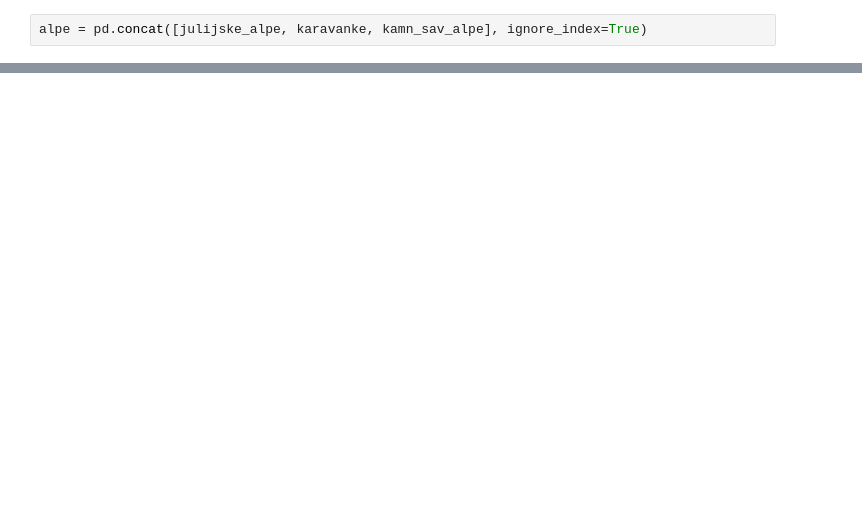
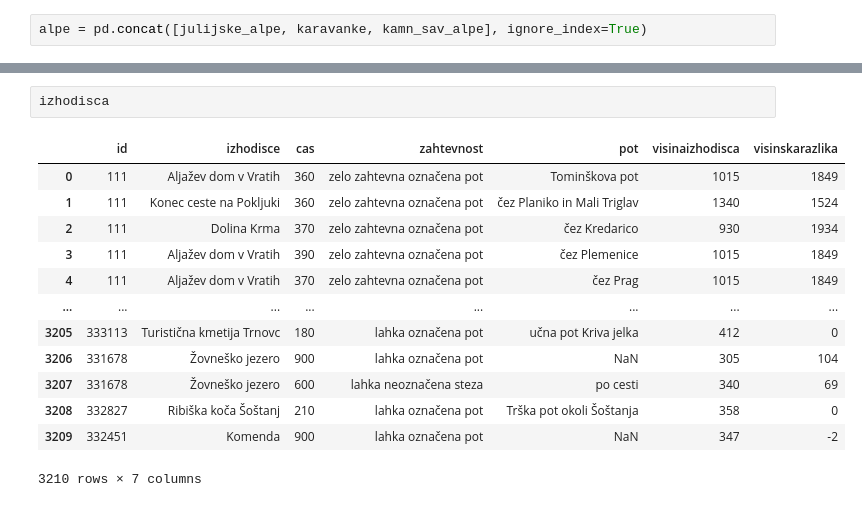
Before and after one commit to TerezijaKrecic/Projektna-naloga-Prog1-, a Jupyter notebook: analiza.ipynb, the cells around one changed output, grey strips where cells are left out. Drawn from its saved outputs; the diff is of its cells as text; blank space fills up the shorter version.

```diff
--- a/analiza.ipynb
+++ b/analiza.ipynb
@@ -36,0 +49,16 @@ Od tu naprej analiziramo le slovenske gore, zato ustvarimo novo tabelo brez tuji
+# %%
+izhodisca
+# %% [output]
+|  | id | izhodisce | cas | zahtevnost | pot | visinaizhodisca | visinskarazlika |
+| 0 | 111 | Aljažev dom v Vratih | 360 | zelo zahtevna označena pot | Tominškova pot | 1015 | 1849 |
+| 1 | 111 | Konec ceste na Pokljuki | 360 | zelo zahtevna označena pot | čez Planiko in Mali Triglav | 1340 | 1524 |
+| 2 | 111 | Dolina Krma | 370 | zelo zahtevna označena pot | čez Kredarico | 930 | 1934 |
+| 3 | 111 | Aljažev dom v Vratih | 390 | zelo zahtevna označena pot | čez Plemenice | 1015 | 1849 |
+| 4 | 111 | Aljažev dom v Vratih | 370 | zelo zahtevna označena pot | čez Prag | 1015 | 1849 |
+| ... | ... | ... | ... | ... | ... | ... | ... |
+| 3205 | 333113 | Turistična kmetija Trnovc | 180 | lahka označena pot | učna pot Kriva jelka | 412 | 0 |
+| 3206 | 331678 | Žovneško jezero | 900 | lahka označena pot | NaN | 305 | 104 |
+| 3207 | 331678 | Žovneško jezero | 600 | lahka neoznačena steza | po cesti | 340 | 69 |
+| 3208 | 332827 | Ribiška koča Šoštanj | 210 | lahka označena pot | Trška pot okoli Šoštanja | 358 | 0 |
+| 3209 | 332451 | Komenda | 900 | lahka označena pot | NaN | 347 | -2 |
+3210 rows × 7 columns
```
Also changed, not shown: parts of 63 cells of this notebook.
